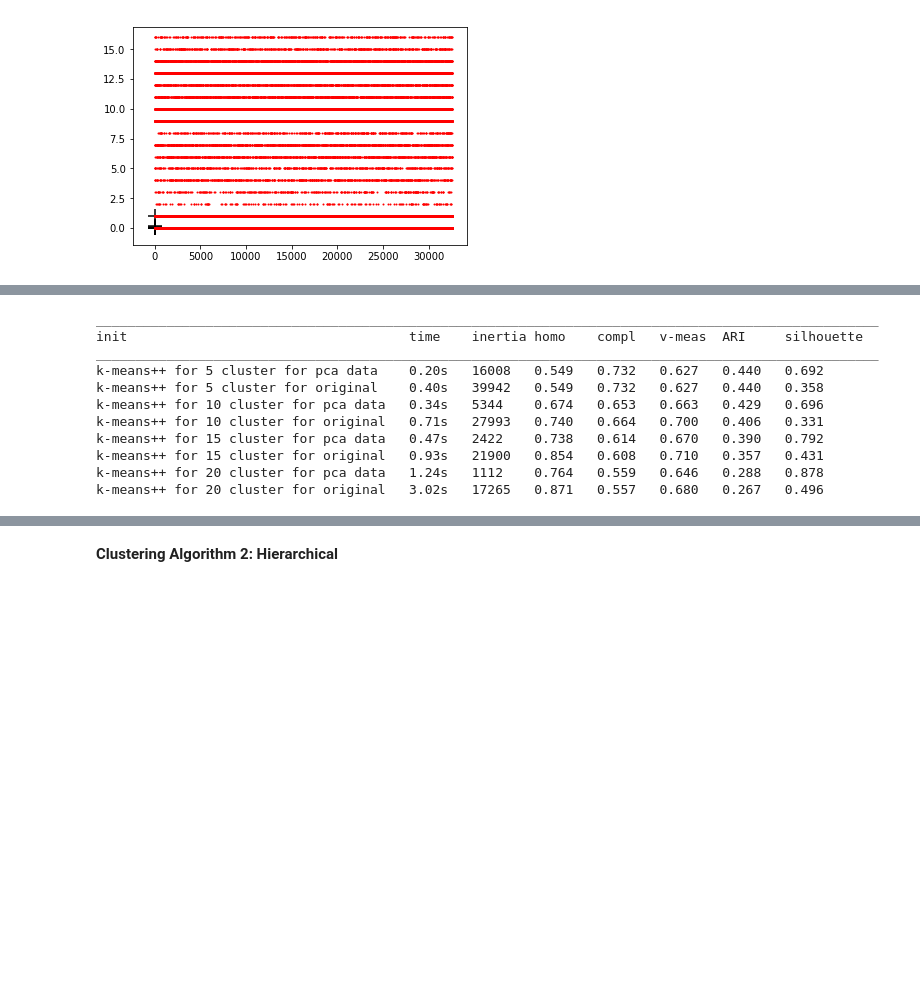
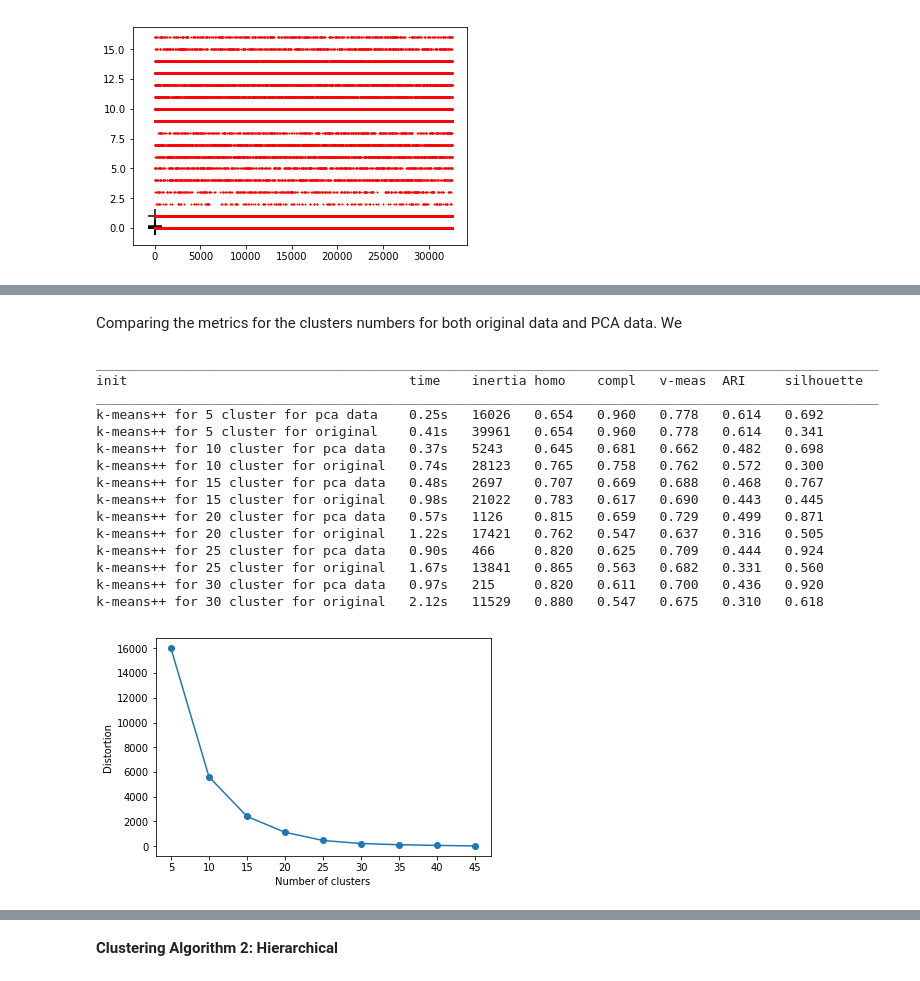
Before and after one commit to emccandlesssmu/data_mining, a Jupyter notebook: Lab3_Clustering_GK.ipynb, the cells around one changed output, grey strips where cells are left out. Cells and saved outputs as stored; diff of their text form; code cells hidden in the pictures; blank space fills up the shorter version.

```diff
--- a/Lab3_Clustering_GK.ipynb
+++ b/Lab3_Clustering_GK.ipynb
@@ -256,3 +258,5 @@ for i,cluster in enumerate([5,10,15,20]):
+# %% [markdown]
+Comparing the metrics for the clusters numbers for both original data and PCA data. We
 # %%
 from time import time
 from sklearn import metrics
@@ -289,18 +293,43 @@ bench_k_means(KMeans(init='k-means++', n_clusters=20, n_init=10),
               name="k-means++ for 20 cluster for pca data", data=reduced_data)
 bench_k_means(KMeans(init='k-means++', n_clusters=20, n_init=10),
               name="k-means++ for 20 cluster for original", data=df2)
+bench_k_means(KMeans(init='k-means++', n_clusters=25, n_init=10),
+              name="k-means++ for 25 cluster for pca data", data=reduced_data)
+bench_k_means(KMeans(init='k-means++', n_clusters=25, n_init=10),
+              name="k-means++ for 25 cluster for original", data=df2)
+bench_k_means(KMeans(init='k-means++', n_clusters=30, n_init=10),
+              name="k-means++ for 30 cluster for pca data", data=reduced_data)
+bench_k_means(KMeans(init='k-means++', n_clusters=30, n_init=10),
+              name="k-means++ for 30 cluster for original", data=df2)
 # %% [output]
 ____________________________________________________________________________________________________
 init                                    time    inertia homo    compl   v-meas  ARI     silhouette
 ____________________________________________________________________________________________________
-k-means++ for 5 cluster for pca data    0.20s   16008   0.549   0.732   0.627   0.440   0.692
-k-means++ for 5 cluster for original    0.40s   39942   0.549   0.732   0.627   0.440   0.358
-k-means++ for 10 cluster for pca data   0.34s   5344    0.674   0.653   0.663   0.429   0.696
-k-means++ for 10 cluster for original   0.71s   27993   0.740   0.664   0.700   0.406   0.331
-k-means++ for 15 cluster for pca data   0.47s   2422    0.738   0.614   0.670   0.390   0.792
-k-means++ for 15 cluster for original   0.93s   21900   0.854   0.608   0.710   0.357   0.431
-k-means++ for 20 cluster for pca data   1.24s   1112    0.764   0.559   0.646   0.288   0.878
-k-means++ for 20 cluster for original   3.02s   17265   0.871   0.557   0.680   0.267   0.496
+k-means++ for 5 cluster for pca data    0.25s   16026   0.654   0.960   0.778   0.614   0.692
+k-means++ for 5 cluster for original    0.41s   39961   0.654   0.960   0.778   0.614   0.341
+k-means++ for 10 cluster for pca data   0.37s   5243    0.645   0.681   0.662   0.482   0.698
+k-means++ for 10 cluster for original   0.74s   28123   0.765   0.758   0.762   0.572   0.300
+k-means++ for 15 cluster for pca data   0.48s   2697    0.707   0.669   0.688   0.468   0.767
+k-means++ for 15 cluster for original   0.98s   21022   0.783   0.617   0.690   0.443   0.445
+k-means++ for 20 cluster for pca data   0.57s   1126    0.815   0.659   0.729   0.499   0.871
+k-means++ for 20 cluster for original   1.22s   17421   0.762   0.547   0.637   0.316   0.505
+k-means++ for 25 cluster for pca data   0.90s   466     0.820   0.625   0.709   0.444   0.924
+k-means++ for 25 cluster for original   1.67s   13841   0.865   0.563   0.682   0.331   0.560
+k-means++ for 30 cluster for pca data   0.97s   215     0.820   0.611   0.700   0.436   0.920
+k-means++ for 30 cluster for original   2.12s   11529   0.880   0.547   0.675   0.310   0.618
+# %%
+distortions = []
+for cluster in range(5,50,5):
+    kmeans = KMeans(init='k-means++', n_clusters=cluster, n_init=10)
+    kmeans.fit(reduced_data)
+    distortions.append(kmeans.inertia_)
+
+plt.plot(range(5,50,5), distortions, marker='o')
+plt.xlabel('Number of clusters')
+plt.ylabel('Distortion')
+plt.show()
+# %% [output]
+[figure, added]
 # %% [markdown]
 The homogeneity score tells you to what extent all of the clusters contain only data points which are members of a single class.
 The completeness score measures the extent to which all of the data points that are members of a given class are also elements of the same cluster.
```
Also changed, not shown: parts of 2 cells of this notebook.
